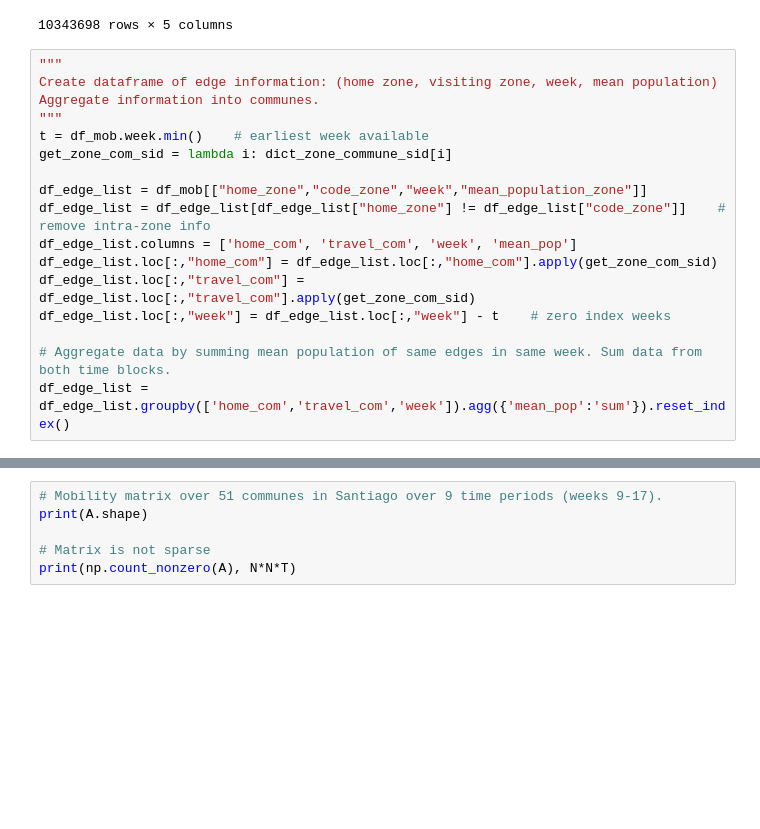
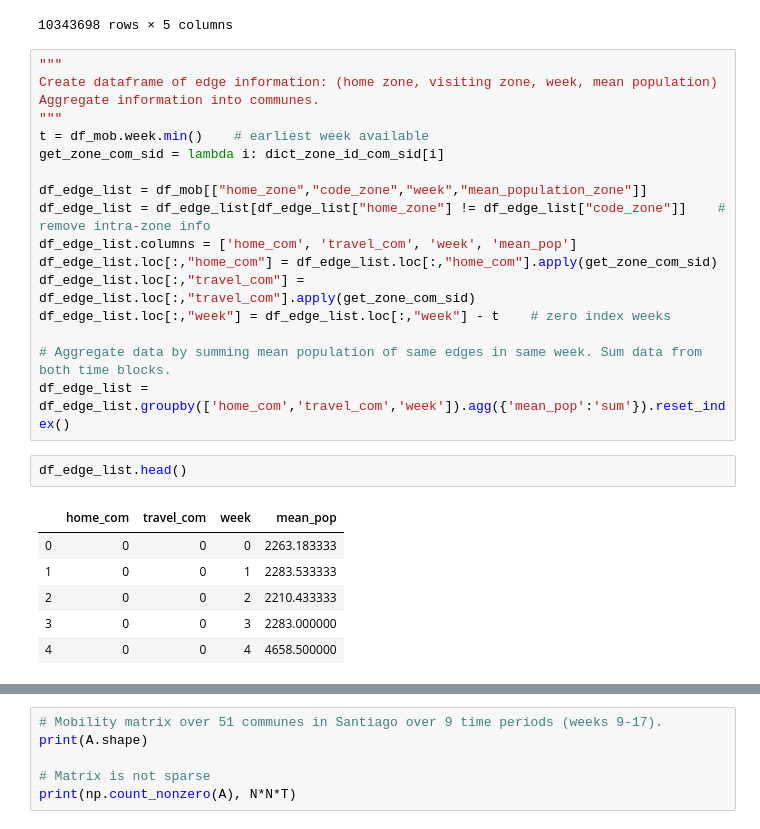
Before and after one commit to gweintra/covid19, a Jupyter notebook: ml_models.ipynb, the cells around one changed output, grey strips where cells are left out. Cells and saved outputs as stored; diff of their text form; blank space fills up the shorter version.

```diff
--- a/ml_models.ipynb
+++ b/ml_models.ipynb
@@ -89,7 +93,7 @@ Create dataframe of edge information: (home zone, visiting zone, week, mean popu
 Aggregate information into communes.
 """
 t = df_mob.week.min()    # earliest week available
-get_zone_com_sid = lambda i: dict_zone_commune_sid[i]
+get_zone_com_sid = lambda i: dict_zone_id_com_sid[i]
 
 df_edge_list = df_mob[["home_zone","code_zone","week","mean_population_zone"]]
 df_edge_list = df_edge_list[df_edge_list["home_zone"] != df_edge_list["code_zone"]]    # remove intra-zone info
@@ -100,6 +104,15 @@ df_edge_list.loc[:,"week"] = df_edge_list.loc[:,"week"] - t    # zero index week
 
 # Aggregate data by summing mean population of same edges in same week. Sum data from both time blocks.
 df_edge_list = df_edge_list.groupby(['home_com','travel_com','week']).agg({'mean_pop':'sum'}).reset_index()
+# %%
+df_edge_list.head()
+# %% [output]
+|  | home_com | travel_com | week | mean_pop |
+| 0 | 0 | 0 | 0 | 2263.183333 |
+| 1 | 0 | 0 | 1 | 2283.533333 |
+| 2 | 0 | 0 | 2 | 2210.433333 |
+| 3 | 0 | 0 | 3 | 2283.000000 |
+| 4 | 0 | 0 | 4 | 4658.500000 |
 # %%
 """
 Create mobility matrix: A[i,j,t]
```
Also changed, not shown: parts of 18 cells of this notebook.
